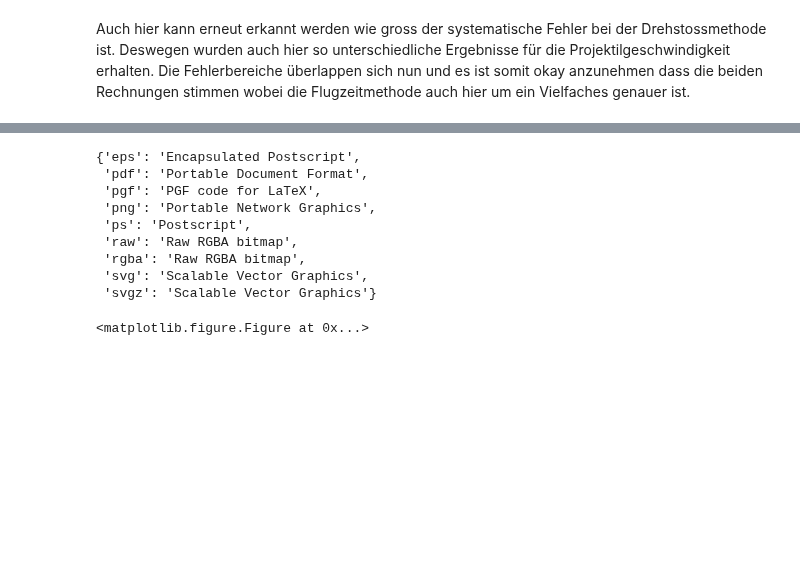
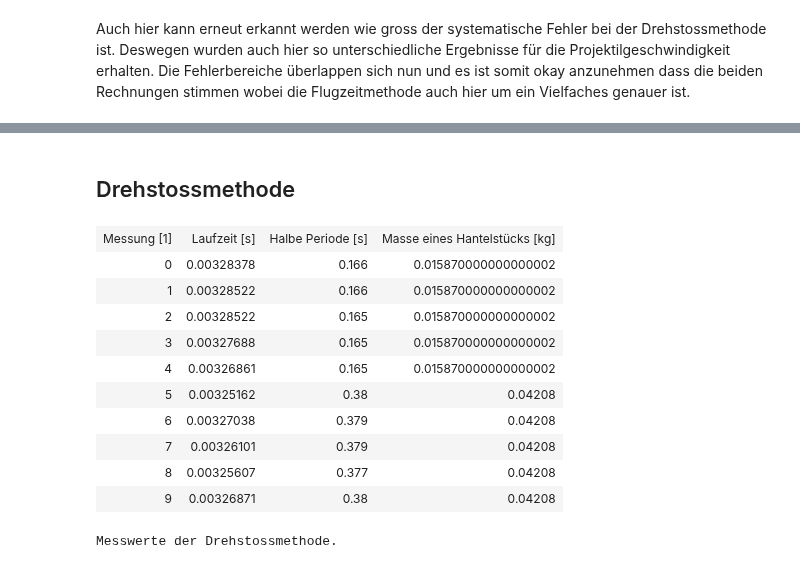
Before and after one commit to Yatekii/glal3, a Jupyter notebook: versuch2/M1.ipynb, the cells around one changed output, grey strips where cells are left out. Saved outputs shown, nothing was run; the diff lists cells and outputs as text; code cells hidden in the pictures; blank space fills up the shorter version.

```diff
--- a/versuch2/M1.ipynb
+++ b/versuch2/M1.ipynb
@@ -807,13 +1044,20 @@ v1_data = PrettyTable(list(zip(v1_df['measurement'], v1_df['t'])), entries_per_c
-# %%
-plt.gcf().canvas.get_supported_filetypes()
-# %% [output]
-{'eps': 'Encapsulated Postscript',
- 'pdf': 'Portable Document Format',
- 'pgf': 'PGF code for LaTeX',
- 'png': 'Portable Network Graphics',
- 'ps': 'Postscript',
- 'raw': 'Raw RGBA bitmap',
- 'rgba': 'Raw RGBA bitmap',
- 'svg': 'Scalable Vector Graphics',
- 'svgz': 'Scalable Vector Graphics'}
-<matplotlib.figure.Figure at 0x...>
+# %% [markdown]
+## Drehstossmethode
+# %%
+v2_df['real_m'] = v2_m[v2_df['m']]
+
+data = PrettyTable(list(zip(v2_df['measurement'], v2_df['t'], v2_df['T_2'], v2_df['real_m'])), caption='Messwerte der Drehstossmethode.', entries_per_column=10, extra_header=['Messung [1]', 'Laufzeit [s]', 'Halbe Periode [s]', 'Masse eines Hantelstücks [kg]'])
+data.show()
+# %% [output]
+| Messung [1] | Laufzeit [s] | Halbe Periode [s] | Masse eines Hantelstücks [kg] |
+| 0 | 0.00328378 | 0.166 | 0.015870000000000002 |
+| 1 | 0.00328522 | 0.166 | 0.015870000000000002 |
+| 2 | 0.00328522 | 0.165 | 0.015870000000000002 |
+| 3 | 0.00327688 | 0.165 | 0.015870000000000002 |
+| 4 | 0.00326861 | 0.165 | 0.015870000000000002 |
+| 5 | 0.00325162 | 0.38 | 0.04208 |
+| 6 | 0.00327038 | 0.379 | 0.04208 |
+| 7 | 0.00326101 | 0.379 | 0.04208 |
+| 8 | 0.00325607 | 0.377 | 0.04208 |
+| 9 | 0.00326871 | 0.38 | 0.04208 |
+Messwerte der Drehstossmethode.
```
Also changed, not shown: parts of 26 cells of this notebook, 31 other files.
